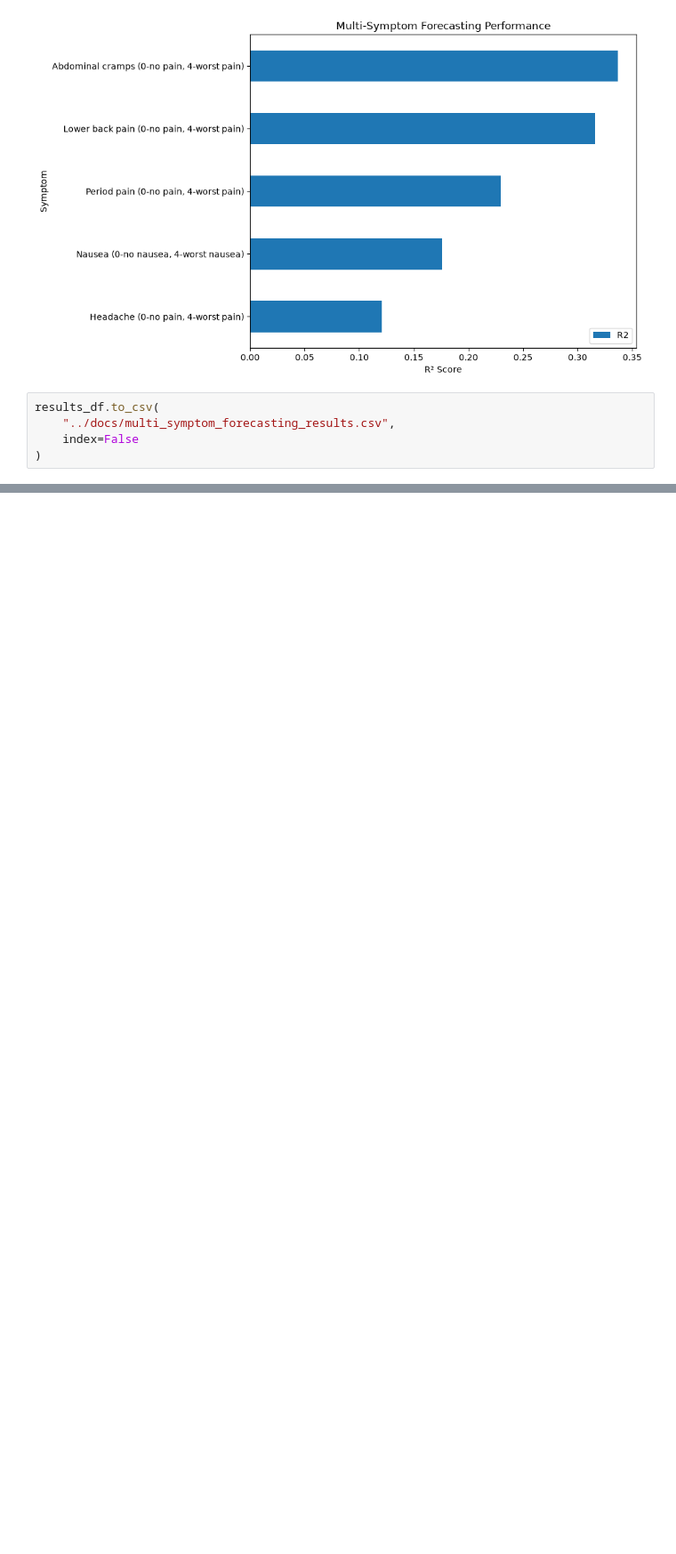
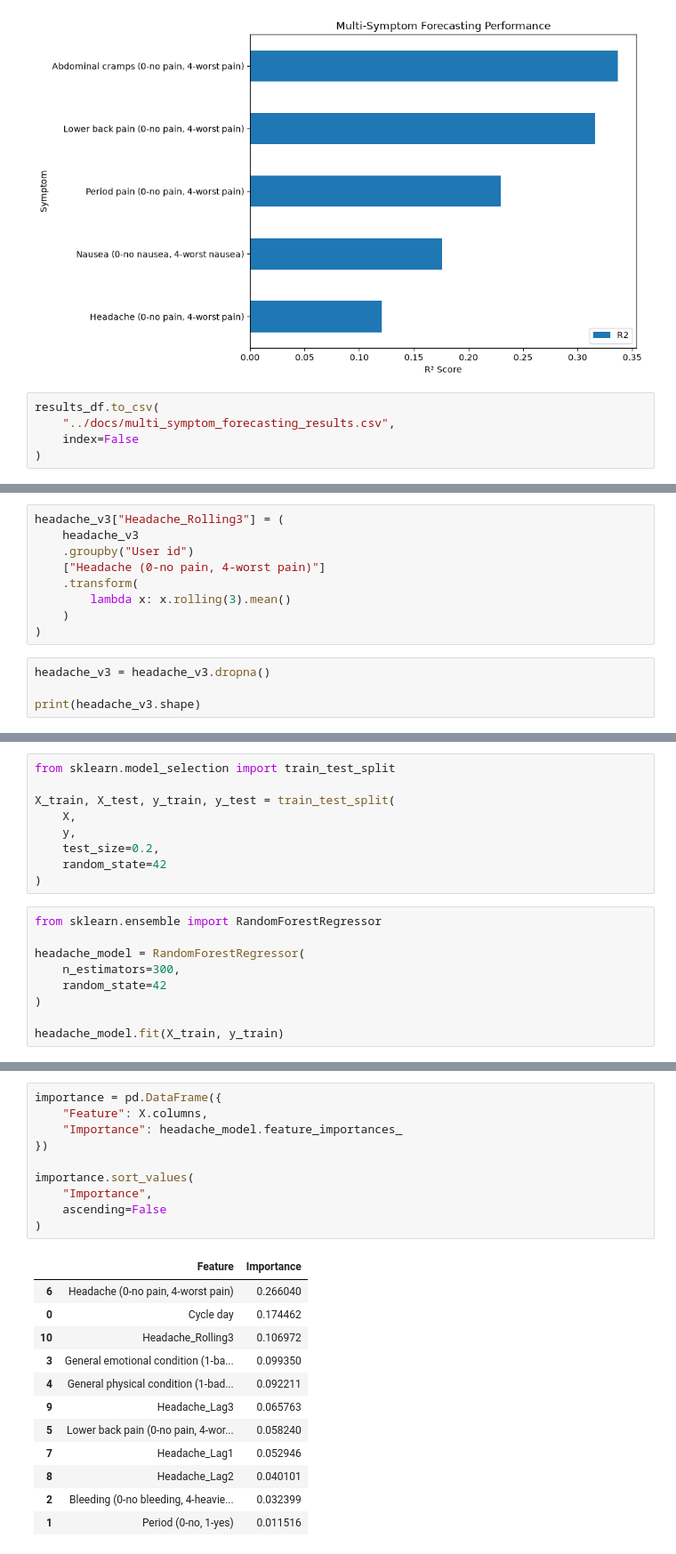
Before and after one commit to Sameeksha2597/endometriosis-ai, a Jupyter notebook: notebooks/04_symptom_intelligence_eda.ipynb, the cells around one changed output, grey strips where cells are left out. Shown at 89% size. Drawn from its saved outputs; the diff is of its cells as text; blank space fills up the shorter version.

```diff
--- a/notebooks/04_symptom_intelligence_eda.ipynb
+++ b/notebooks/04_symptom_intelligence_eda.ipynb
@@ -590,0 +768,13 @@ results_df.to_csv(
+# %%
+headache_v3["Headache_Rolling3"] = (
+    headache_v3
+    .groupby("User id")
+    ["Headache (0-no pain, 4-worst pain)"]
+    .transform(
+        lambda x: x.rolling(3).mean()
+    )
+)
+# %%
+headache_v3 = headache_v3.dropna()
+
+print(headache_v3.shape)
@@ -590,0 +803,18 @@ results_df.to_csv(
+# %%
+from sklearn.model_selection import train_test_split
+
+X_train, X_test, y_train, y_test = train_test_split(
+    X,
+    y,
+    test_size=0.2,
+    random_state=42
+)
+# %%
+from sklearn.ensemble import RandomForestRegressor
+
+headache_model = RandomForestRegressor(
+    n_estimators=300,
+    random_state=42
+)
+
+headache_model.fit(X_train, y_train)
@@ -590,0 +839,23 @@ results_df.to_csv(
+# %%
+importance = pd.DataFrame({
+    "Feature": X.columns,
+    "Importance": headache_model.feature_importances_
+})
+
+importance.sort_values(
+    "Importance",
+    ascending=False
+)
+# %% [output]
+|  | Feature | Importance |
+| 6 | Headache (0-no pain, 4-worst pain) | 0.266040 |
+| 0 | Cycle day | 0.174462 |
+| 10 | Headache_Rolling3 | 0.106972 |
+| 3 | General emotional condition (1-ba... | 0.099350 |
+| 4 | General physical condition (1-bad... | 0.092211 |
+| 9 | Headache_Lag3 | 0.065763 |
+| 5 | Lower back pain (0-no pain, 4-wor... | 0.058240 |
+| 7 | Headache_Lag1 | 0.052946 |
+| 8 | Headache_Lag2 | 0.040101 |
+| 2 | Bleeding (0-no bleeding, 4-heavie... | 0.032399 |
+| 1 | Period (0-no, 1-yes) | 0.011516 |
```
Also changed, not shown: parts of 37 cells of this notebook, 3 other files.
